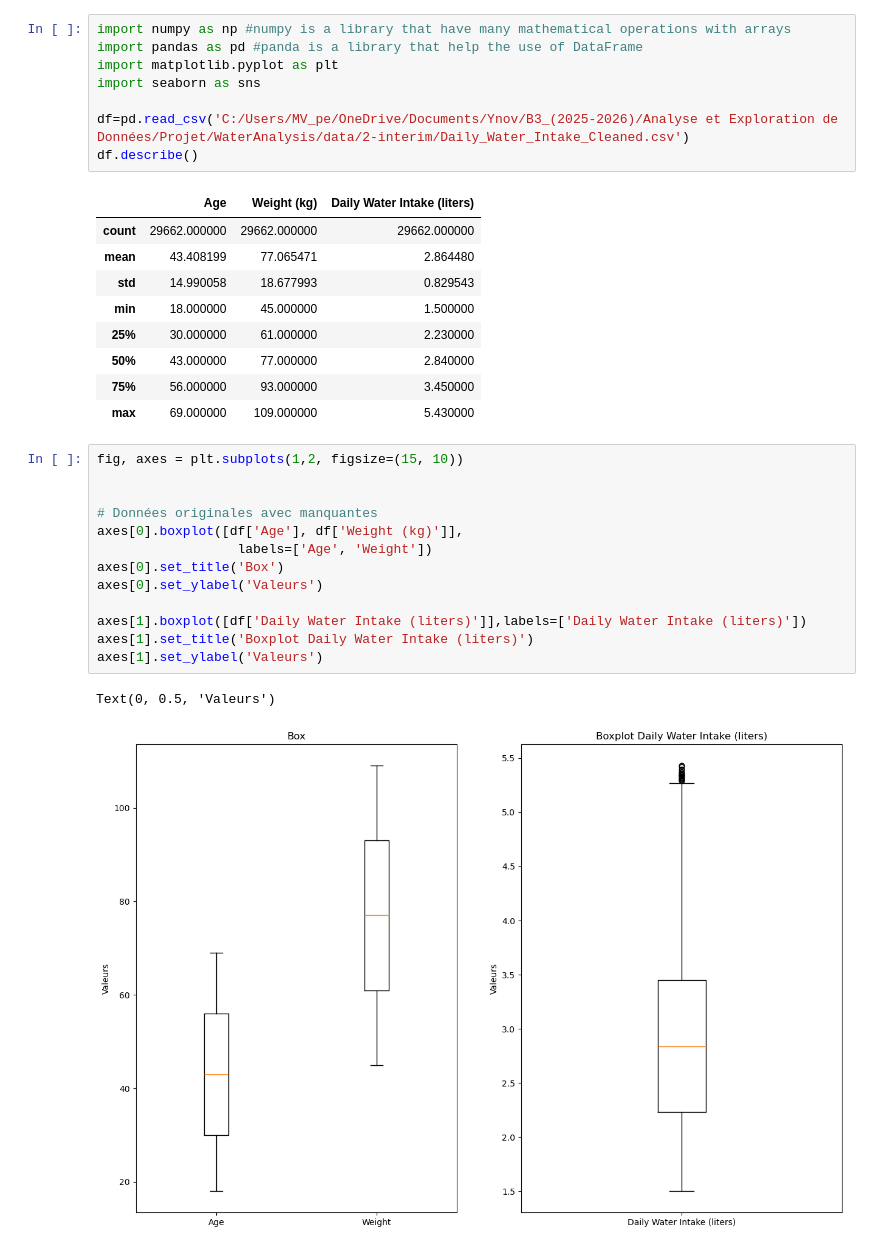
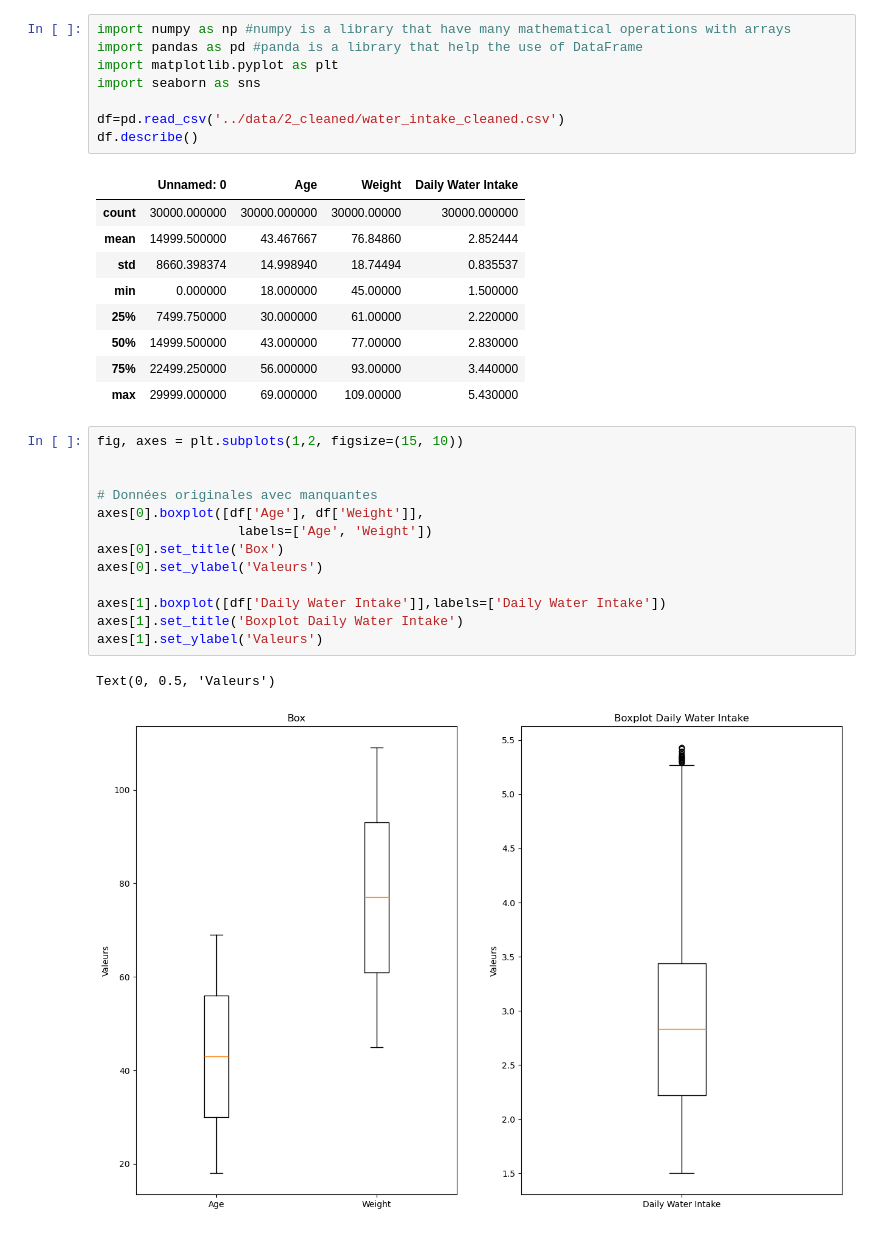
Before and after one commit to Tlassalle0/WaterAnalysis, a Jupyter notebook: scripts/5_analysis_visualisation.ipynb, the cells around one changed output. Cells and saved outputs as stored; diff of their text form.

```diff
--- a/scripts/5_analysis_visualisation.ipynb
+++ b/scripts/5_analysis_visualisation.ipynb
@@ -4,34 +4,34 @@ import pandas as pd #panda is a library that help the use of DataFrame
 import matplotlib.pyplot as plt
 import seaborn as sns
 
-df=pd.read_csv('C:/Users/MV_pe/OneDrive/Documents/Ynov/B3_(2025-2026)/Analyse et Exploration de Données/Projet/WaterAnalysis/data/2-interim/Daily_Water_Intake_Cleaned.csv')
+df=pd.read_csv('../data/2_cleaned/water_intake_cleaned.csv')
 df.describe()
 # %% [output]
-|  | Age | Weight (kg) | Daily Water Intake (liters) |
-| count | 29662.000000 | 29662.000000 | 29662.000000 |
-| mean | 43.408199 | 77.065471 | 2.864480 |
-| std | 14.990058 | 18.677993 | 0.829543 |
-| min | 18.000000 | 45.000000 | 1.500000 |
-| 25% | 30.000000 | 61.000000 | 2.230000 |
-| 50% | 43.000000 | 77.000000 | 2.840000 |
-| 75% | 56.000000 | 93.000000 | 3.450000 |
-| max | 69.000000 | 109.000000 | 5.430000 |
+|  | Unnamed: 0 | Age | Weight | Daily Water Intake |
+| count | 30000.000000 | 30000.000000 | 30000.00000 | 30000.000000 |
+| mean | 14999.500000 | 43.467667 | 76.84860 | 2.852444 |
+| std | 8660.398374 | 14.998940 | 18.74494 | 0.835537 |
+| min | 0.000000 | 18.000000 | 45.00000 | 1.500000 |
+| 25% | 7499.750000 | 30.000000 | 61.00000 | 2.220000 |
+| 50% | 14999.500000 | 43.000000 | 77.00000 | 2.830000 |
+| 75% | 22499.250000 | 56.000000 | 93.00000 | 3.440000 |
+| max | 29999.000000 | 69.000000 | 109.00000 | 5.430000 |
 # %%
 fig, axes = plt.subplots(1,2, figsize=(15, 10))
 
 
 # Données originales avec manquantes
-axes[0].boxplot([df['Age'], df['Weight (kg)']],
+axes[0].boxplot([df['Age'], df['Weight']],
                   labels=['Age', 'Weight'])
 axes[0].set_title('Box')
 axes[0].set_ylabel('Valeurs')
 
-axes[1].boxplot([df['Daily Water Intake (liters)']],labels=['Daily Water Intake (liters)'])
-axes[1].set_title('Boxplot Daily Water Intake (liters)')
+axes[1].boxplot([df['Daily Water Intake']],labels=['Daily Water Intake'])
+axes[1].set_title('Boxplot Daily Water Intake')
 axes[1].set_ylabel('Valeurs')
 # %% [output]
 Text(0, 0.5, 'Valeurs')
-[figure, old version]
+[figure, new version]
 # %%
 fig, axes = plt.subplots(1,2, figsize=(15, 10))
 palette = {'Male': 'skyblue', 'Female': 'lightpink'}
```
Also changed, not shown: parts of 6 cells of this notebook, 3 other files.
